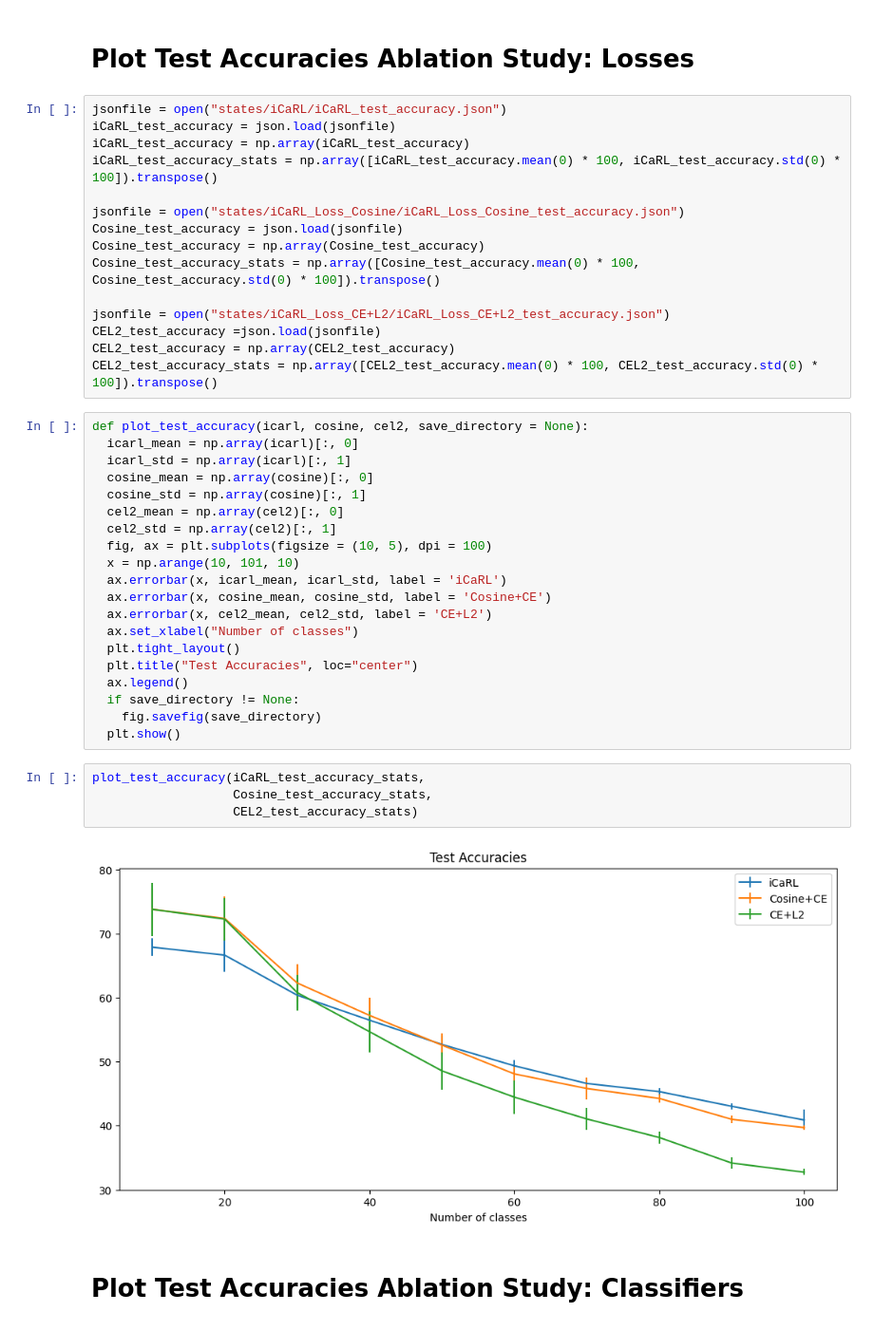
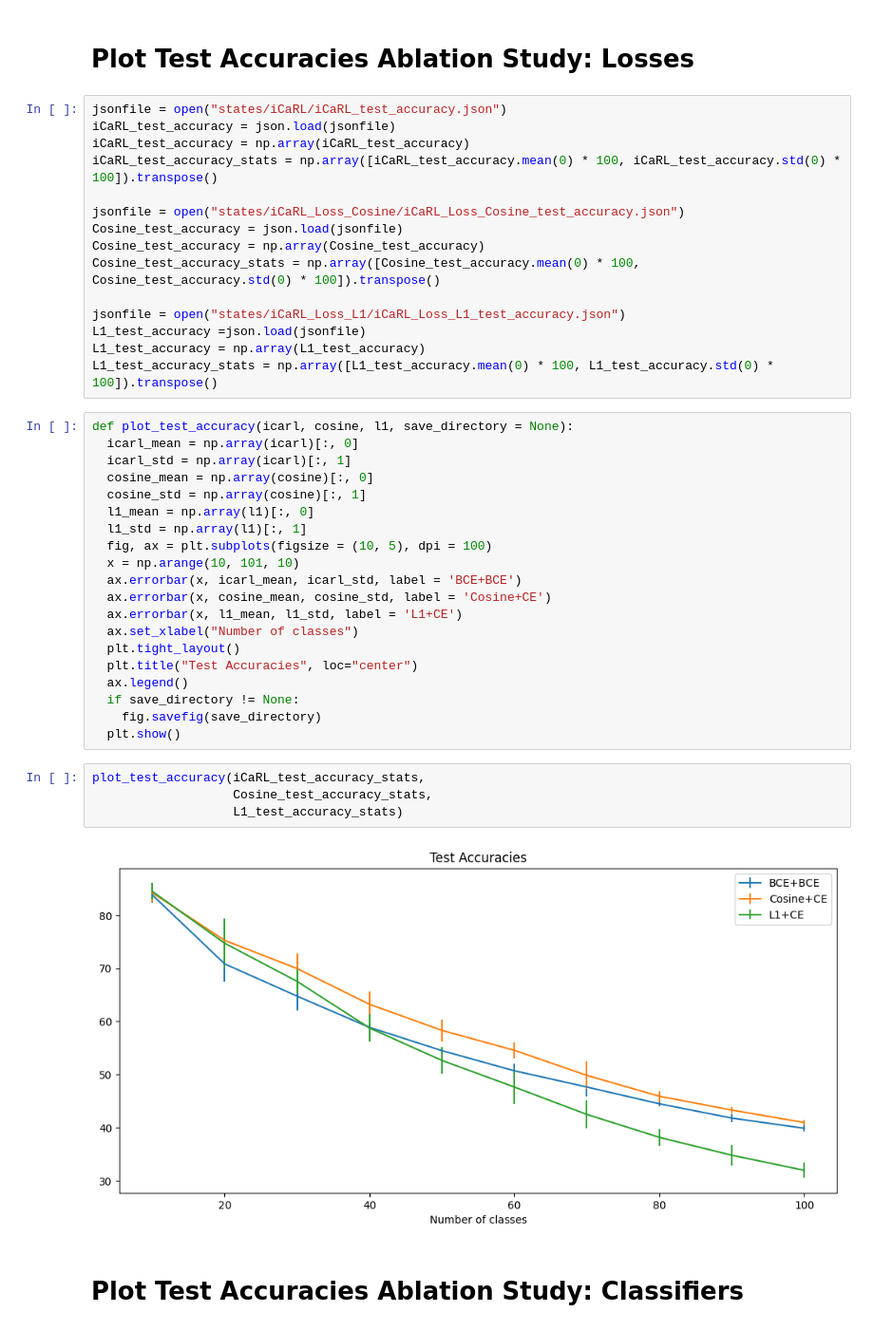
Before and after one commit to antonioalbanese/ProjectMLDL, a Jupyter notebook: plots/Plots.ipynb, the cells around one changed output. Shown at 95% size. Saved outputs shown, nothing was run; the diff lists cells and outputs as text.

```diff
--- a/plots/Plots.ipynb
+++ b/plots/Plots.ipynb
@@ -173,23 +173,23 @@ Cosine_test_accuracy = json.load(jsonfile)
 Cosine_test_accuracy = np.array(Cosine_test_accuracy)
 Cosine_test_accuracy_stats = np.array([Cosine_test_accuracy.mean(0) * 100, Cosine_test_accuracy.std(0) * 100]).transpose()
 
-jsonfile = open("states/iCaRL_Loss_CE+L2/iCaRL_Loss_CE+L2_test_accuracy.json")
-CEL2_test_accuracy =json.load(jsonfile)
-CEL2_test_accuracy = np.array(CEL2_test_accuracy)
-CEL2_test_accuracy_stats = np.array([CEL2_test_accuracy.mean(0) * 100, CEL2_test_accuracy.std(0) * 100]).transpose()
+jsonfile = open("states/iCaRL_Loss_L1/iCaRL_Loss_L1_test_accuracy.json")
+L1_test_accuracy =json.load(jsonfile)
+L1_test_accuracy = np.array(L1_test_accuracy)
+L1_test_accuracy_stats = np.array([L1_test_accuracy.mean(0) * 100, L1_test_accuracy.std(0) * 100]).transpose()
 # %%
-def plot_test_accuracy(icarl, cosine, cel2, save_directory = None):
+def plot_test_accuracy(icarl, cosine, l1, save_directory = None):
   icarl_mean = np.array(icarl)[:, 0]
   icarl_std = np.array(icarl)[:, 1]
   cosine_mean = np.array(cosine)[:, 0]
   cosine_std = np.array(cosine)[:, 1]
-  cel2_mean = np.array(cel2)[:, 0]
-  cel2_std = np.array(cel2)[:, 1]
+  l1_mean = np.array(l1)[:, 0]
+  l1_std = np.array(l1)[:, 1]
   fig, ax = plt.subplots(figsize = (10, 5), dpi = 100)
   x = np.arange(10, 101, 10)
-  ax.errorbar(x, icarl_mean, icarl_std, label = 'iCaRL')
+  ax.errorbar(x, icarl_mean, icarl_std, label = 'BCE+BCE')
   ax.errorbar(x, cosine_mean, cosine_std, label = 'Cosine+CE')
-  ax.errorbar(x, cel2_mean, cel2_std, label = 'CE+L2')
+  ax.errorbar(x, l1_mean, l1_std, label = 'L1+CE')
   ax.set_xlabel("Number of classes")
   plt.tight_layout()
   plt.title("Test Accuracies", loc="center")
@@ -200,9 +200,9 @@ def plot_test_accuracy(icarl, cosine, cel2, save_directory = None):
 # %%
 plot_test_accuracy(iCaRL_test_accuracy_stats,
                    Cosine_test_accuracy_stats,
-                   CEL2_test_accuracy_stats)
+                   L1_test_accuracy_stats)
 # %% [output]
-[figure, old version]
+[figure, new version]
 # %% [markdown]
 # Plot Test Accuracies Ablation Study: Classifiers
 # %%
```
Also changed, not shown: parts of 3 cells of this notebook.
